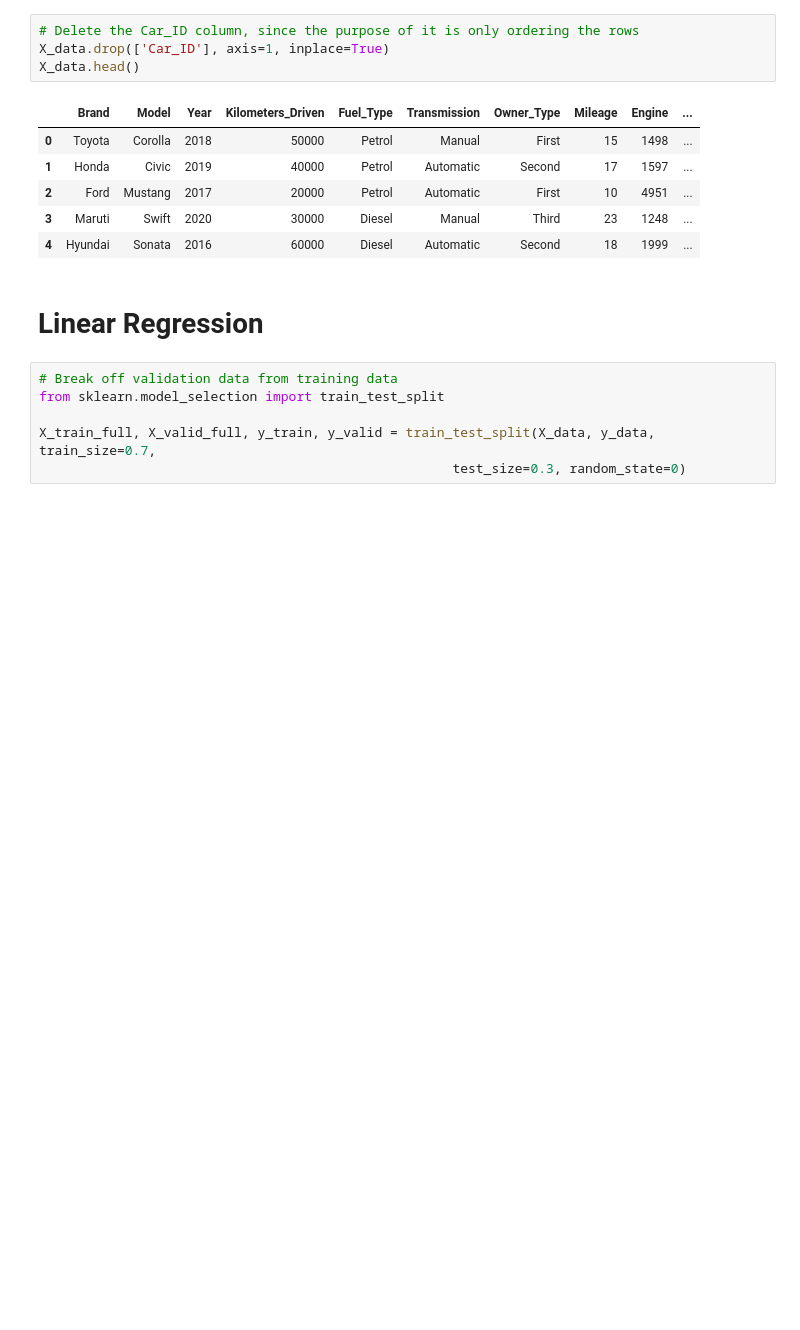
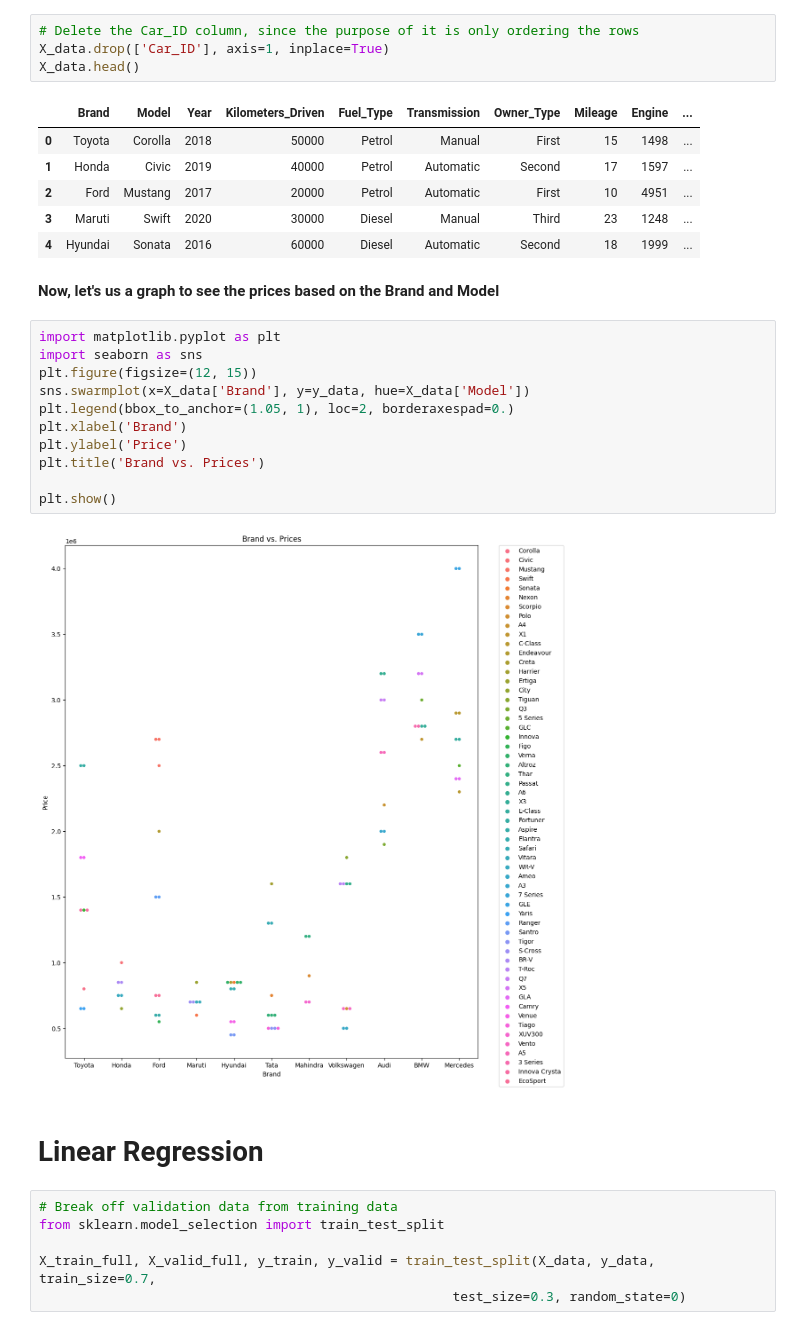
Before and after one commit to yersel500/second_hand_car_prediction, a Jupyter notebook: second_hand_car_prediction.ipynb, the cells around one changed output. Cells and saved outputs as stored; diff of their text form; blank space fills up the shorter version.

Commit message:
Add Swarmplot graph

```diff
--- a/second_hand_car_prediction.ipynb
+++ b/second_hand_car_prediction.ipynb
@@ -52,6 +52,21 @@ X_data.head()
 | 2 | Ford | Mustang | 2017 | 20000 | Petrol | Automatic | First | 10 | 4951 | ... |
 | 3 | Maruti | Swift | 2020 | 30000 | Diesel | Manual | Third | 23 | 1248 | ... |
 | 4 | Hyundai | Sonata | 2016 | 60000 | Diesel | Automatic | Second | 18 | 1999 | ... |
+# %% [markdown]
+**Now, let's us a graph to see the prices based on the Brand and Model**
+# %%
+import matplotlib.pyplot as plt
+import seaborn as sns
+plt.figure(figsize=(12, 15))
+sns.swarmplot(x=X_data['Brand'], y=y_data, hue=X_data['Model'])
+plt.legend(bbox_to_anchor=(1.05, 1), loc=2, borderaxespad=0.)
+plt.xlabel('Brand')
+plt.ylabel('Price')
+plt.title('Brand vs. Prices')
+
+plt.show()
+# %% [output]
+[figure, added]
 # %% [markdown]
 # Linear Regression
 # %%
```
Also changed, not shown: parts of 1 cell of this notebook.
